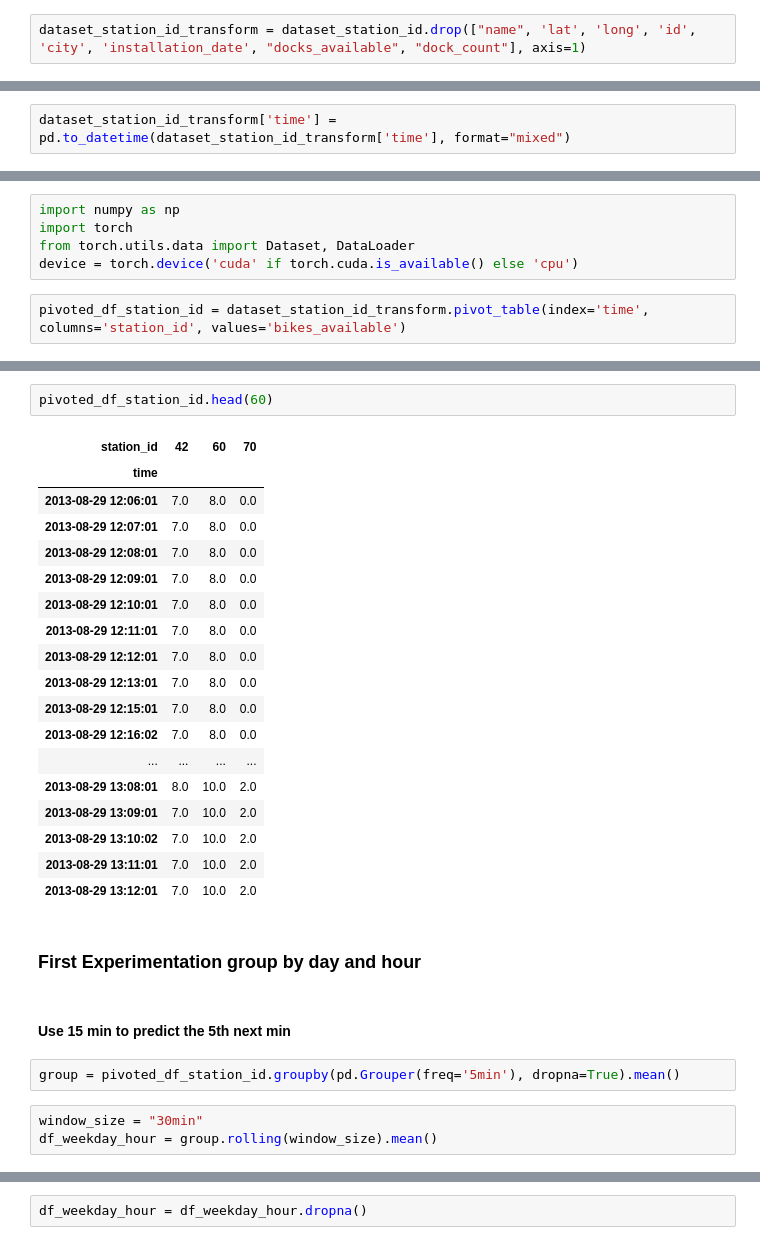
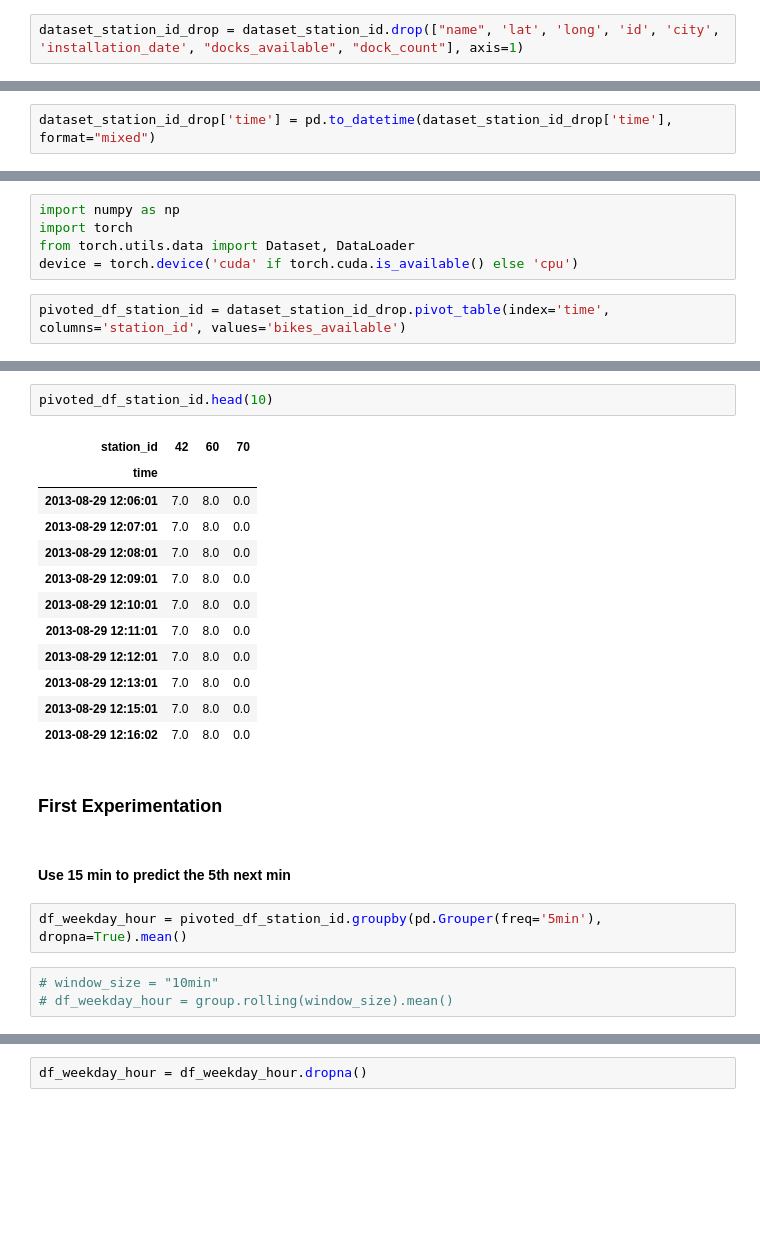
Before and after one commit to Desmoniak/Simple_Federated_Learning, a Jupyter notebook: NoteBooks/Bike/Multivariate/Centralized_Version/LSTM_forecasting_on_bike_availability_3_stations.ipynb, the cells around one changed output, grey strips where cells are left out. Drawn from its saved outputs; the diff is of its cells as text; blank space fills up the shorter version.

```diff
--- a/NoteBooks/Bike/Multivariate/Centralized_Version/LSTM_forecasting_on_bike_availability_3_stations.ipynb
+++ b/NoteBooks/Bike/Multivariate/Centralized_Version/LSTM_forecasting_on_bike_availability_3_stations.ipynb
@@ -136,4 +151,4 @@ dataset_station_id.tail(5)
 # %% [markdown]
 ### Drop columns
 # %%
-dataset_station_id_transform = dataset_station_id.drop(["name", 'lat', 'long', 'id', 'city', 'installation_date', "docks_available", "dock_count"], axis=1)
+dataset_station_id_drop = dataset_station_id.drop(["name", 'lat', 'long', 'id', 'city', 'installation_date', "docks_available", "dock_count"], axis=1)
@@ -167,5 +180,5 @@ dtype: object
 # %% [markdown]
 ### Conversion column time to datetime
 # %%
-dataset_station_id_transform['time'] = pd.to_datetime(dataset_station_id_transform['time'], format="mixed")
+dataset_station_id_drop['time'] = pd.to_datetime(dataset_station_id_drop['time'], format="mixed")
 # %%
@@ -348,4 +421,4 @@ import torch
 from torch.utils.data import Dataset, DataLoader
 device = torch.device('cuda' if torch.cuda.is_available() else 'cpu')
 # %%
-pivoted_df_station_id = dataset_station_id_transform.pivot_table(index='time', columns='station_id', values='bikes_available')
+pivoted_df_station_id = dataset_station_id_drop.pivot_table(index='time', columns='station_id', values='bikes_available')
@@ -377,33 +425,27 @@ dtype: float64
 # %%
-pivoted_df_station_id.head(60)
+pivoted_df_station_id.head(10)
 # %% [output]
 | station_id | 42 | 60 | 70 |
 | time |  |  |  |
 | 2013-08-29 12:06:01 | 7.0 | 8.0 | 0.0 |
 | 2013-08-29 12:07:01 | 7.0 | 8.0 | 0.0 |
 | 2013-08-29 12:08:01 | 7.0 | 8.0 | 0.0 |
 | 2013-08-29 12:09:01 | 7.0 | 8.0 | 0.0 |
 | 2013-08-29 12:10:01 | 7.0 | 8.0 | 0.0 |
 | 2013-08-29 12:11:01 | 7.0 | 8.0 | 0.0 |
 | 2013-08-29 12:12:01 | 7.0 | 8.0 | 0.0 |
 | 2013-08-29 12:13:01 | 7.0 | 8.0 | 0.0 |
 | 2013-08-29 12:15:01 | 7.0 | 8.0 | 0.0 |
 | 2013-08-29 12:16:02 | 7.0 | 8.0 | 0.0 |
-| ... | ... | ... | ... |
-| 2013-08-29 13:08:01 | 8.0 | 10.0 | 2.0 |
-| 2013-08-29 13:09:01 | 7.0 | 10.0 | 2.0 |
-| 2013-08-29 13:10:02 | 7.0 | 10.0 | 2.0 |
-| 2013-08-29 13:11:01 | 7.0 | 10.0 | 2.0 |
-| 2013-08-29 13:12:01 | 7.0 | 10.0 | 2.0 |
 # %% [markdown]
-### First Experimentation group by day and hour
+### First Experimentation
 # %% [markdown]
 #### Use 15 min to predict the 5th next min
 # %%
-group = pivoted_df_station_id.groupby(pd.Grouper(freq='5min'), dropna=True).mean()
+df_weekday_hour = pivoted_df_station_id.groupby(pd.Grouper(freq='5min'), dropna=True).mean()
 # %%
-window_size = "30min"
-df_weekday_hour = group.rolling(window_size).mean()
+# window_size = "10min"
+# df_weekday_hour = group.rolling(window_size).mean()
 # %%
 len(df_weekday_hour[df_weekday_hour.isna().any(axis=1)])
 # %% [output]
```
Also changed, not shown: parts of 40 cells of this notebook.
